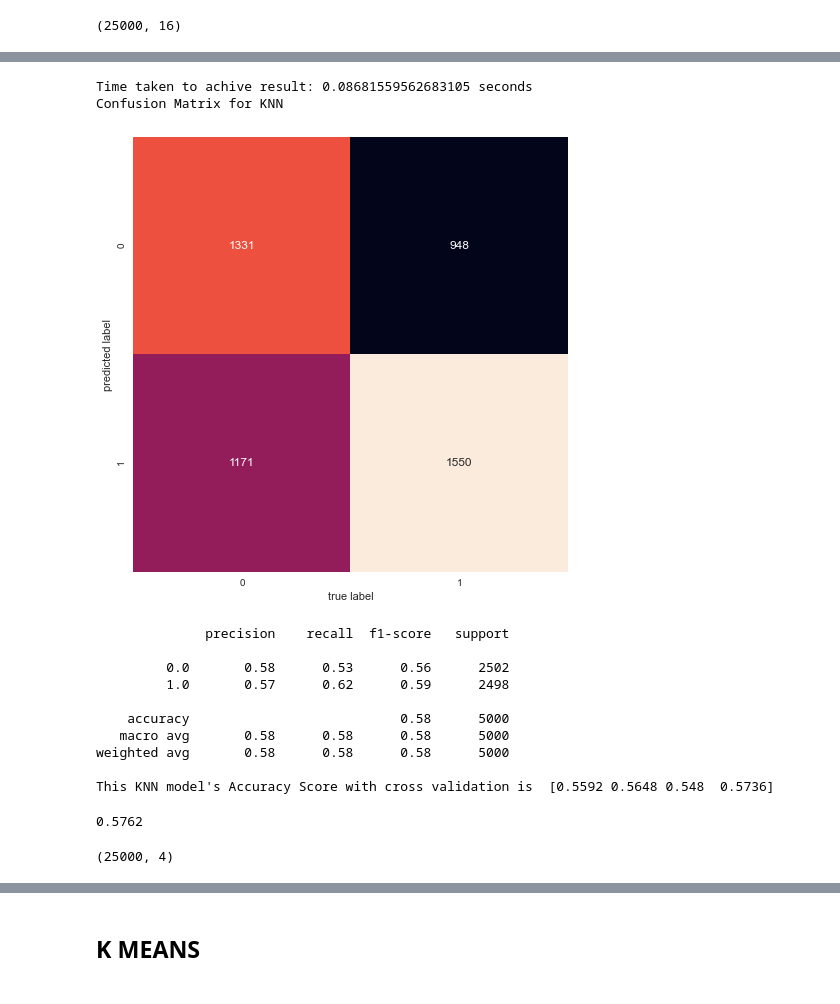
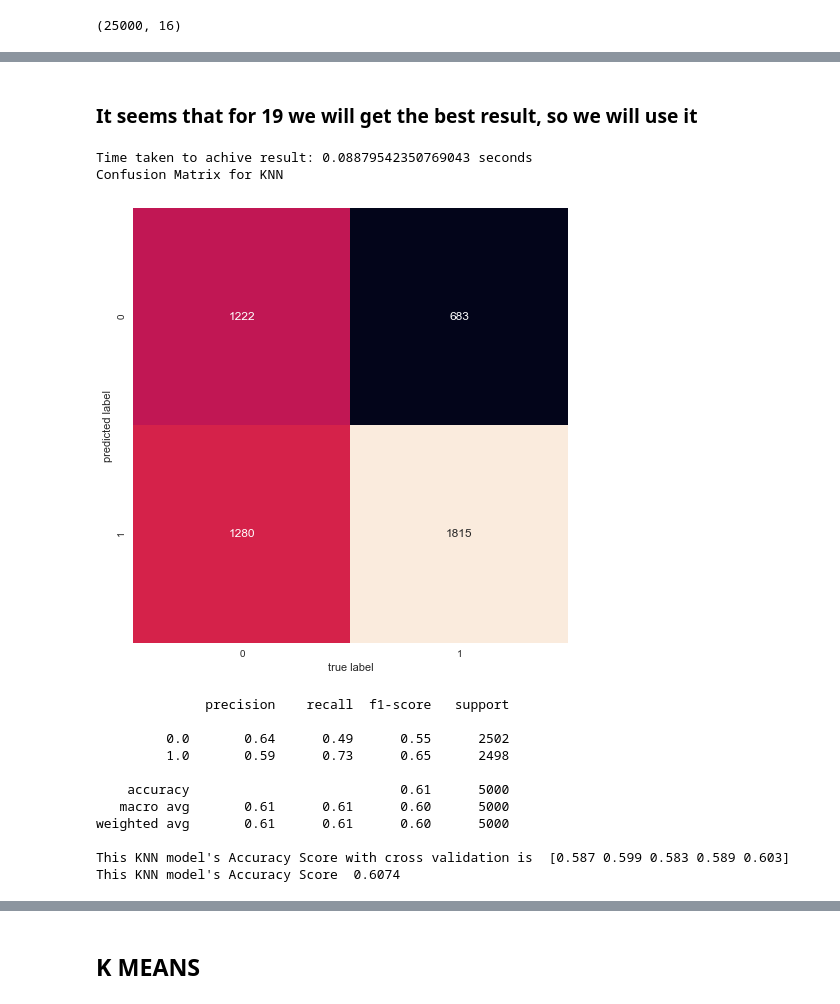
Before and after one commit to taliyashitreet/Final-Progect-2, a Jupyter notebook: Cat vs Dog.ipynb, the cells around one changed output, grey strips where cells are left out. Cells and saved outputs as stored; diff of their text form; code cells hidden in the pictures.

```diff
--- a/Cat vs Dog.ipynb
+++ b/Cat vs Dog.ipynb
@@ -179,19 +196,0 @@ import seaborn as sns
-# %%
-knn = KNeighborsClassifier(n_neighbors=10)
-knn.fit(X_train, y_train)
-knn.score(X_test, y_test)
-y_pred=knn.predict(X_test)
-plt.figure(1, figsize= (8,8))
-cm=confusion_matrix(y_test, y_pred, labels=None, sample_weight=None)
-print("Confusion Matrix for KNN")
-sns.heatmap(cm.T, square=True, annot=True, fmt='d', cbar=False)
-plt.xlabel('true label')
-plt.ylabel('predicted label')
-plt.show()
-plt.close()
-print(classification_report(y_test,y_pred))
-score= cross_val_score(knn, X_test, y_test, cv=4,scoring='accuracy')
-print("This KNN model's Accuracy Score with cross validation is ", score)
-knn.score(X_test, y_test)
-
-#for the ORIGINAL data
@@ -221,0 +209,12 @@ X_reduced.shape
+# %%
+k_time=time.time()
+k_range = list(range(1, 20))
+scores = []
+for k in k_range:
+    knn = KNeighborsClassifier(n_neighbors=k)
+    knn.fit(X_train, y_train)
+    y_pred = knn.predict(X_test)
+    scores.append(metrics.accuracy_score(y_test, y_pred))
+print(scores)
+TimeTaken=time.time() -kmStartTime
+print("Time taken to achive result: %s seconds" % (TimeTaken))
@@ -222,45 +232,36 @@ X_reduced.shape
+# %% [markdown]
+### It seems that for 19 we will get the best result, so we will use it
 # %%
 knnStartTime=time.time()
-knn = KNeighborsClassifier(n_neighbors=3)
+knn = KNeighborsClassifier(n_neighbors=19)
 knn.fit(X_train, y_train)
 knnTimeTaken=time.time() -knnStartTime
 print("Time taken to achive result: %s seconds" % (knnTimeTaken))
 y_pred=knn.predict(X_test)
 plt.figure(1, figsize= (8,8))
 cm=confusion_matrix(y_test, y_pred, labels=None, sample_weight=None)
 print("Confusion Matrix for KNN")
 sns.heatmap(cm.T, square=True, annot=True, fmt='d', cbar=False)
 plt.xlabel('true label')
 plt.ylabel('predicted label')
 plt.show()
 plt.close()
 print(classification_report(y_test,y_pred))
-score= cross_val_score(knn, X_test, y_test, cv=4,scoring='accuracy')
+score= cross_val_score(knn, X_test, y_test, cv=5,scoring='accuracy')
 print("This KNN model's Accuracy Score with cross validation is ", score)
-knn.score(X_test, y_test)
-
-
-#for the PCA data
+print("This KNN model's Accuracy Score ", knn.score(X_test, y_test))
 # %% [output]
-Time taken to achive result: 0.08681559562683105 seconds
+Time taken to achive result: 0.08879542350769043 seconds
 Confusion Matrix for KNN
-[figure, old version]
+[figure, new version]
               precision    recall  f1-score   support
 
-         0.0       0.58      0.53      0.56      2502
-         1.0       0.57      0.62      0.59      2498
+         0.0       0.64      0.49      0.55      2502
+         1.0       0.59      0.73      0.65      2498
 
-    accuracy                           0.58      5000
-   macro avg       0.58      0.58      0.58      5000
-weighted avg       0.58      0.58      0.58      5000
+    accuracy                           0.61      5000
+   macro avg       0.61      0.61      0.60      5000
+weighted avg       0.61      0.61      0.60      5000
 
-This KNN model's Accuracy Score with cross validation is  [0.5592 0.5648 0.548  0.5736]
+This KNN model's Accuracy Score with cross validation is  [0.587 0.599 0.583 0.589 0.603]
+This KNN model's Accuracy Score  0.6074
-0.5762
-# %%
-km = KMeans(n_clusters=4, random_state=1,max_iter=100)
-X_reduced = km.fit_transform(x)
-X_train, X_test, y_train, y_test = train_test_split(X_reduced, y, test_size=0.2, random_state=0)
-
-X_reduced.shape
-# %% [output]
-(25000, 4)
```
Also changed, not shown: parts of 31 cells of this notebook.
